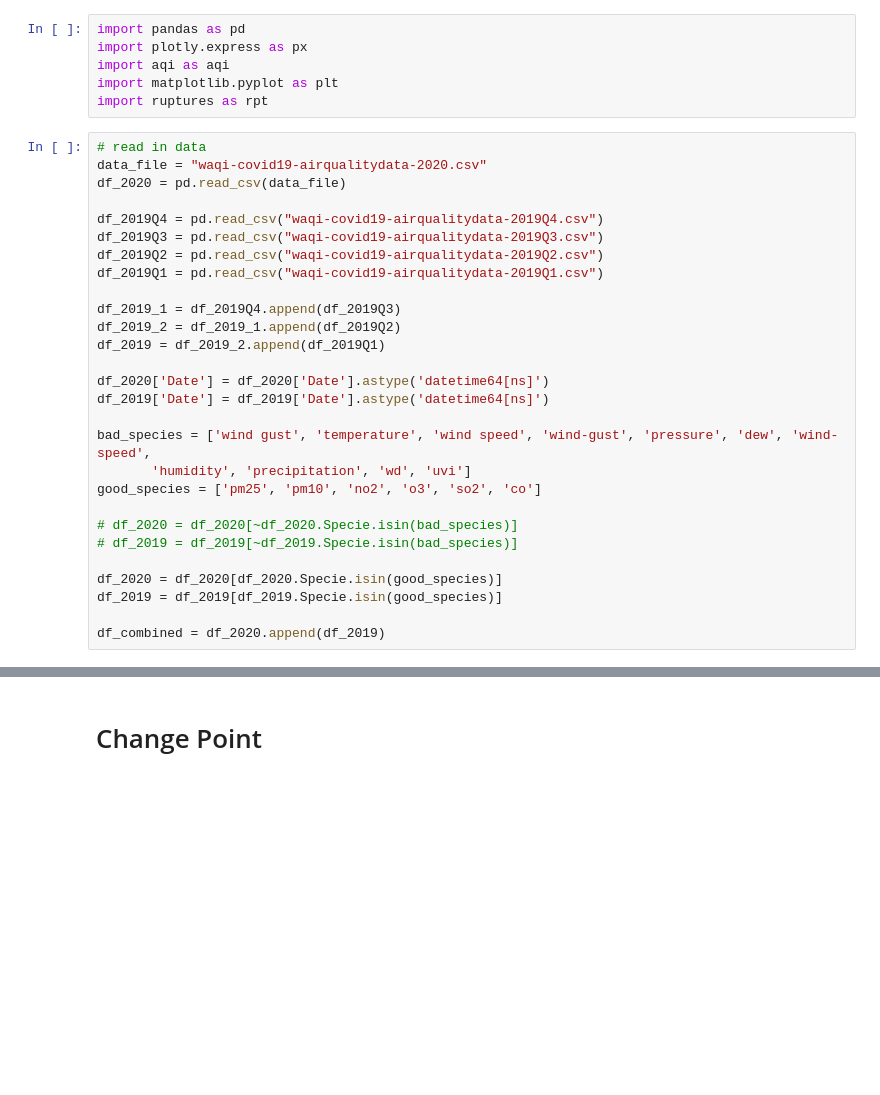
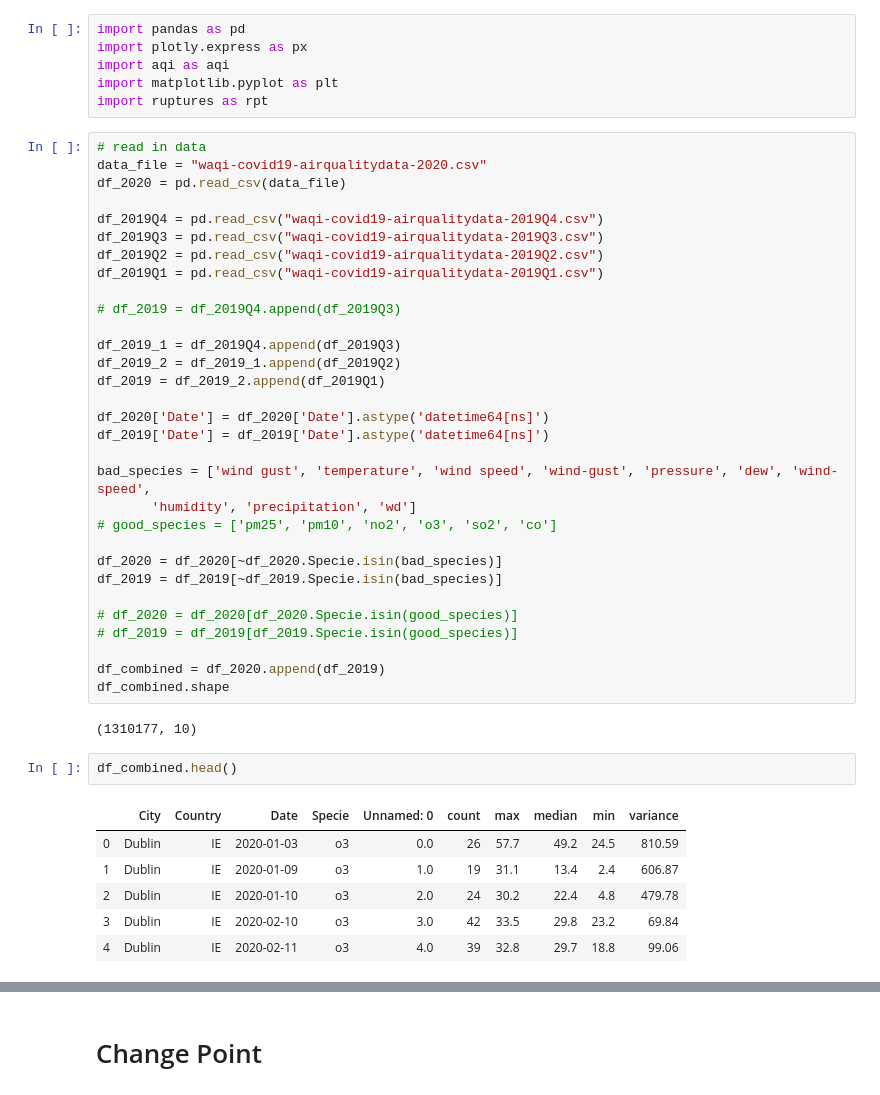
Before and after one commit to sherryxhu/Covid-Datafest-2020, a Jupyter notebook: EDA.ipynb, the cells around one changed output, grey strips where cells are left out. Drawn from its saved outputs; the diff is of its cells as text; blank space fills up the shorter version.

```diff
--- a/EDA.ipynb
+++ b/EDA.ipynb
@@ -14,6 +14,8 @@ df_2019Q3 = pd.read_csv("waqi-covid19-airqualitydata-2019Q3.csv")
 df_2019Q2 = pd.read_csv("waqi-covid19-airqualitydata-2019Q2.csv")
 df_2019Q1 = pd.read_csv("waqi-covid19-airqualitydata-2019Q1.csv")
 
+# df_2019 = df_2019Q4.append(df_2019Q3)
+
 df_2019_1 = df_2019Q4.append(df_2019Q3)
 df_2019_2 = df_2019_1.append(df_2019Q2)
 df_2019 = df_2019_2.append(df_2019Q1)
@@ -22,13 +24,25 @@ df_2020['Date'] = df_2020['Date'].astype('datetime64[ns]')
 df_2019['Date'] = df_2019['Date'].astype('datetime64[ns]')
 
 bad_species = ['wind gust', 'temperature', 'wind speed', 'wind-gust', 'pressure', 'dew', 'wind-speed',
-       'humidity', 'precipitation', 'wd', 'uvi']
-good_species = ['pm25', 'pm10', 'no2', 'o3', 'so2', 'co']
+       'humidity', 'precipitation', 'wd']
+# good_species = ['pm25', 'pm10', 'no2', 'o3', 'so2', 'co']
 
-# df_2020 = df_2020[~df_2020.Specie.isin(bad_species)]
-# df_2019 = df_2019[~df_2019.Specie.isin(bad_species)]
+df_2020 = df_2020[~df_2020.Specie.isin(bad_species)]
+df_2019 = df_2019[~df_2019.Specie.isin(bad_species)]
 
-df_2020 = df_2020[df_2020.Specie.isin(good_species)]
-df_2019 = df_2019[df_2019.Specie.isin(good_species)]
+# df_2020 = df_2020[df_2020.Specie.isin(good_species)]
+# df_2019 = df_2019[df_2019.Specie.isin(good_species)]
 
 df_combined = df_2020.append(df_2019)
+df_combined.shape
+# %% [output]
+(1310177, 10)
+# %%
+df_combined.head()
+# %% [output]
+|  | City | Country | Date | Specie | Unnamed: 0 | count | max | median | min | variance |
+| 0 | Dublin | IE | 2020-01-03 | o3 | 0.0 | 26 | 57.7 | 49.2 | 24.5 | 810.59 |
+| 1 | Dublin | IE | 2020-01-09 | o3 | 1.0 | 19 | 31.1 | 13.4 | 2.4 | 606.87 |
+| 2 | Dublin | IE | 2020-01-10 | o3 | 2.0 | 24 | 30.2 | 22.4 | 4.8 | 479.78 |
+| 3 | Dublin | IE | 2020-02-10 | o3 | 3.0 | 42 | 33.5 | 29.8 | 23.2 | 69.84 |
+| 4 | Dublin | IE | 2020-02-11 | o3 | 4.0 | 39 | 32.8 | 29.7 | 18.8 | 99.06 |
```
Also changed, not shown: parts of 20 cells of this notebook, 2 other files.
